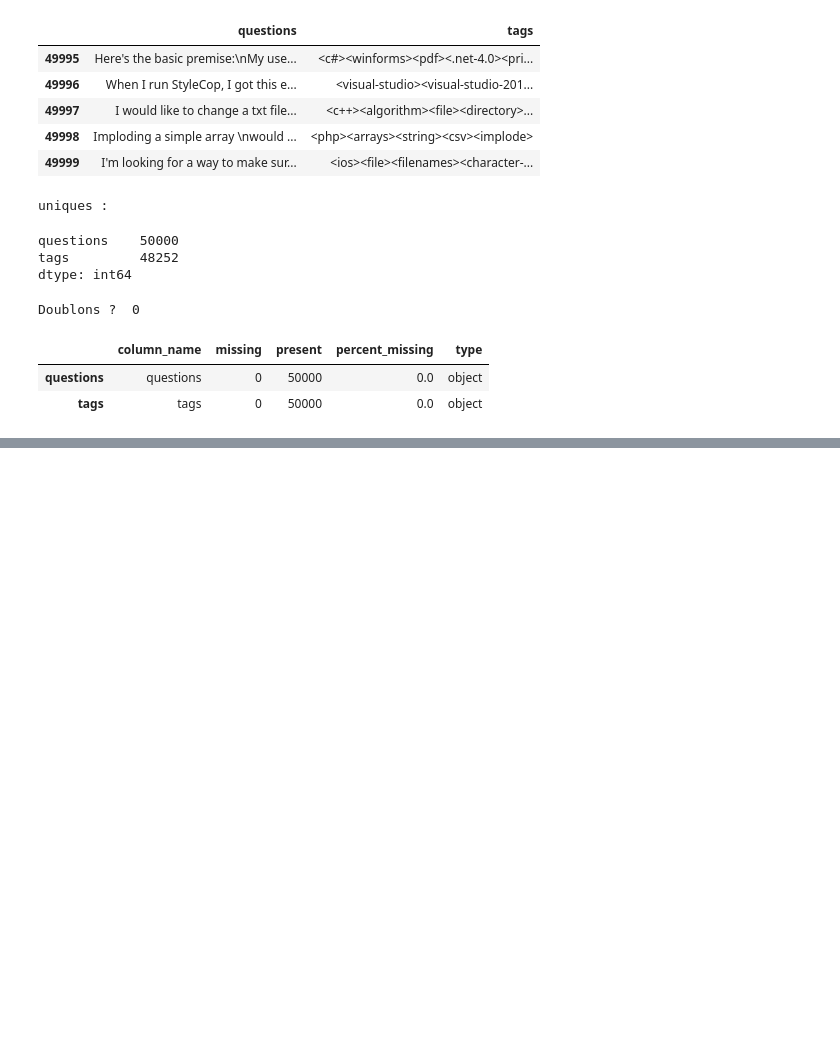
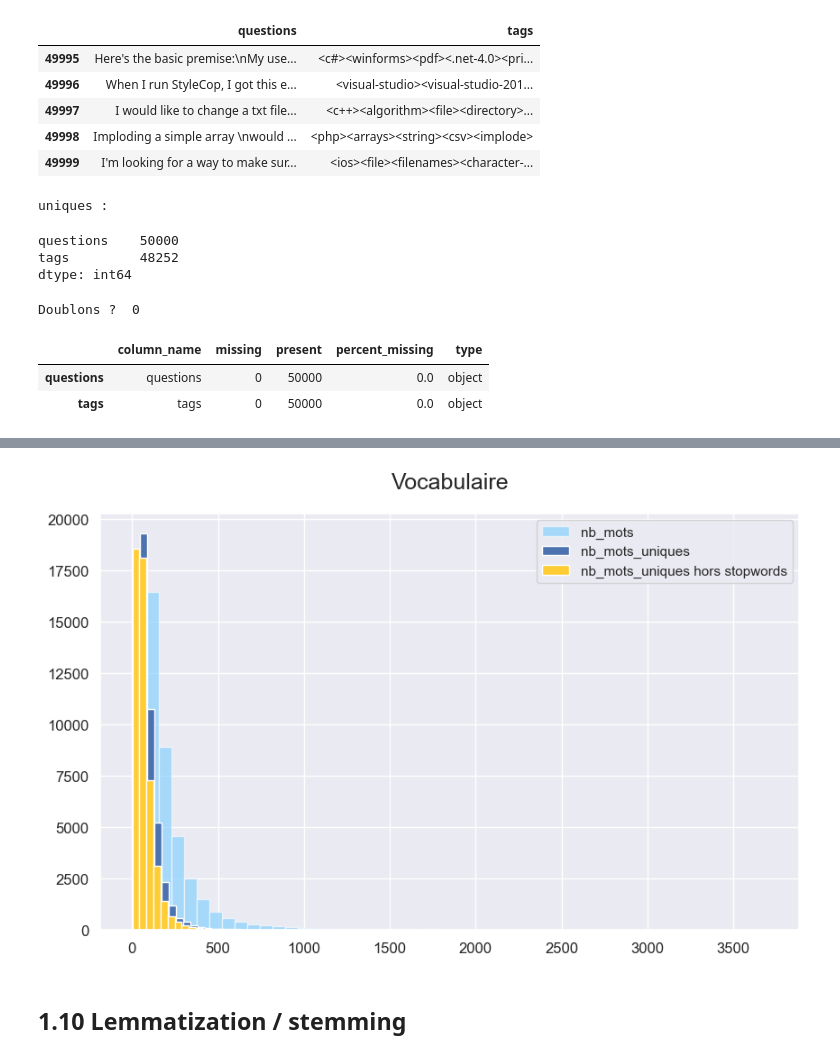
Before and after one commit to Kiwinokoto/ML_student, a Jupyter notebook: notebooks/Oudelet_Kevin_1_notebook_exploration_121123.ipynb, the cells around one changed output, grey strips where cells are left out. Saved outputs shown, nothing was run; the diff lists cells and outputs as text; code cells hidden in the pictures; blank space fills up the shorter version.

Commit message:
preprocessing

```diff
--- a/notebooks/Oudelet_Kevin_1_notebook_exploration_121123.ipynb
+++ b/notebooks/Oudelet_Kevin_1_notebook_exploration_121123.ipynb
@@ -649,0 +752,9 @@ raw_questions_tags[['nb_mots', 'nb_mots_uniques']].describe()
+# %%
+# Sort the dictionary items by values in descending order
+sorted_token_frequencies = dict(sorted(token_frequencies_dict.items(), key=lambda item: item[1], reverse=True))
+
+# Display the first 50 items in the token frequencies dictionary
+for token, frequency in list(sorted_token_frequencies.items())[:50]:
+    print(f"{token}: {frequency}")
+
+# La plupart de ces mots appartiennent probablement à la liste des stopwords
@@ -649,0 +815,34 @@ raw_questions_tags[['nb_mots', 'nb_mots_uniques']].describe()
+# %%
+def preprocess_text_3(liste_tokens):
+    filtered_list = [token for token in liste_tokens if token not in stopwords]
+
+    return filtered_list
+
+# Apply the preprocessing function
+raw_questions_tags['tokens_uniques_no_stopwords'] = raw_questions_tags['tokens_uniques'].apply(preprocess_text_3)
+
+raw_questions_tags['nb_tokens_uniques_no_stopwords'] = raw_questions_tags['tokens_uniques_no_stopwords'].apply(len)
+# %%
+fig, ax = plt.subplots(figsize=(10, 6))
+
+# Plotting 'nb_mots'
+raw_questions_tags['nb_mots'].hist(density=False, bins=50, ax=ax, color='#7cf', alpha=0.6, label='nb_mots')
+
+# Plotting 'nb_mots_uniques'
+raw_questions_tags['nb_mots_uniques'].hist(density=False, bins=50, ax=ax, label='nb_mots_uniques')
+
+# Plotting 'nb_mots_uniques non stopwords'
+raw_questions_tags['nb_tokens_uniques_no_stopwords'].hist(density=False, bins=50, color='#fc3', ax=ax,
+                                                          label='nb_mots_uniques hors stopwords')
+
+plt.title('Vocabulaire', pad=20, fontsize=18)
+plt.xticks(fontsize=12)
+plt.yticks(fontsize=12)
+
+ax.legend()
+
+plt.show()
+# %% [output]
+[figure, added]
+# %% [markdown]
+## 1.10 Lemmatization / stemming
```
Also changed, not shown: parts of 31 cells of this notebook.
